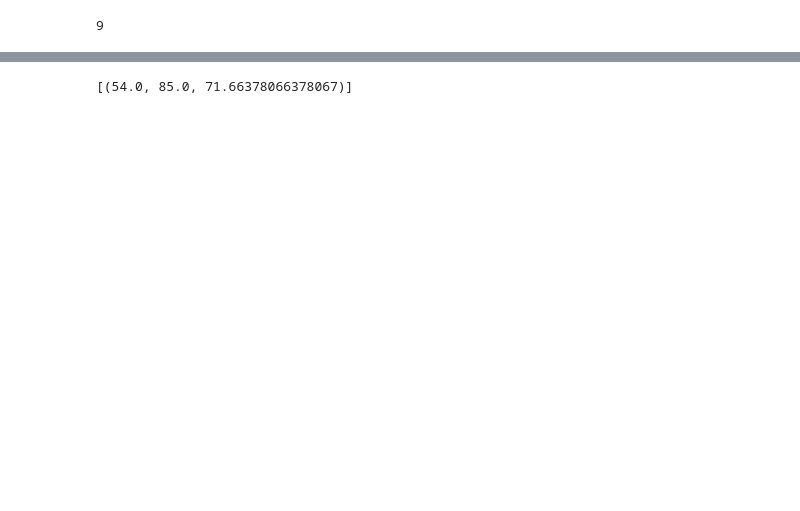
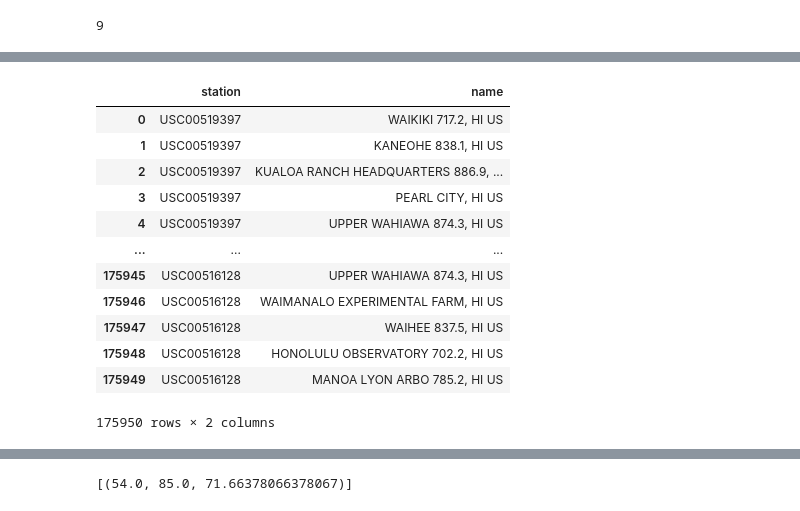
Before and after one commit to kendraliu/SQL-Alchemy-challenge, a Jupyter notebook: SurfsUp/climate.ipynb, the cells around one changed output, grey strips where cells are left out. Saved outputs shown, nothing was run; the diff lists cells and outputs as text; code cells hidden in the pictures; blank space fills up the shorter version.

```diff
--- a/SurfsUp/climate.ipynb
+++ b/SurfsUp/climate.ipynb
@@ -184,0 +210,16 @@ session.query(func.count(station.station)).scalar()
+# %%
+pd.DataFrame(session.query(measurement.station, station.name).all())
+# %% [output]
+|  | station | name |
+| 0 | USC00519397 | WAIKIKI 717.2, HI US |
+| 1 | USC00519397 | KANEOHE 838.1, HI US |
+| 2 | USC00519397 | KUALOA RANCH HEADQUARTERS 886.9, ... |
+| 3 | USC00519397 | PEARL CITY, HI US |
+| 4 | USC00519397 | UPPER WAHIAWA 874.3, HI US |
+| ... | ... | ... |
+| 175945 | USC00516128 | UPPER WAHIAWA 874.3, HI US |
+| 175946 | USC00516128 | WAIMANALO EXPERIMENTAL FARM, HI US |
+| 175947 | USC00516128 | WAIHEE 837.5, HI US |
+| 175948 | USC00516128 | HONOLULU OBSERVATORY 702.2, HI US |
+| 175949 | USC00516128 | MANOA LYON ARBO 785.2, HI US |
+175950 rows × 2 columns
```
Also changed, not shown: parts of 13 cells of this notebook.
